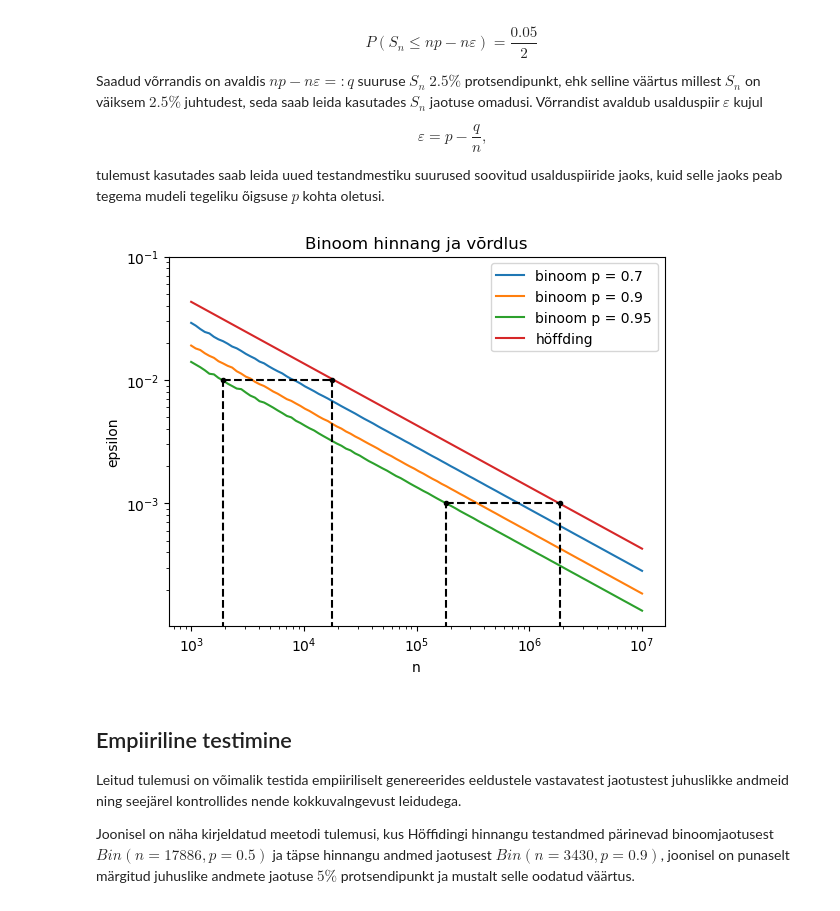
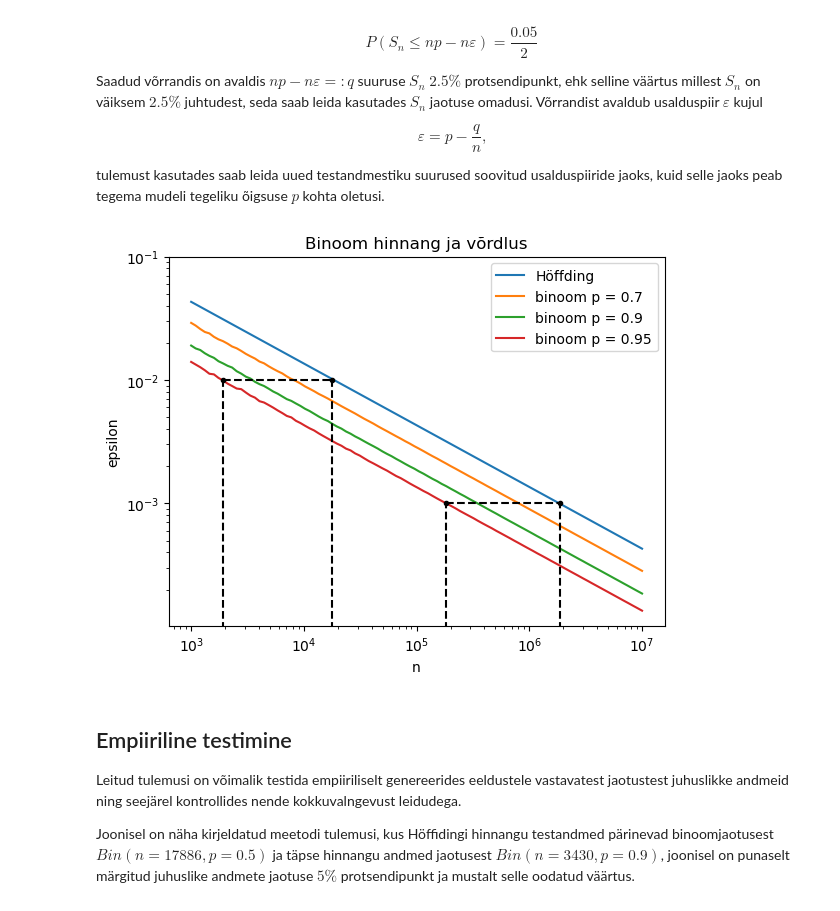
Before and after one commit to mart-mihkel/mudelite_hindamine, a Jupyter notebook: absoluutne.ipynb, the cells around one changed output. Drawn from its saved outputs; the diff is of its cells as text; code cells hidden in the pictures.

```diff
--- a/absoluutne.ipynb
+++ b/absoluutne.ipynb
@@ -33,15 +32,26 @@ kus $\varepsilon$ tähistab minimaalset viga valimi õigsuse ja tegeliku õigsus
 # %%
 n = np.logspace(4, 7, num=100)
 alpha = np.array([0.99, 0.95, 0.68])
-epsilon_höffding = np.array([np.sqrt(- np.log((1 - a) / 2) / (2 * n)) for a in alpha])
+
+epsilon_höffding = []
+for a in alpha:
+    ln = np.log((1 - a) / 2)
+    epsilon = np.sqrt(-ln / (2 * n))
+
+    epsilon_höffding.append(epsilon)
+
+epsilon_höffding = np.array(epsilon_höffding)
+
 
 for e in epsilon_höffding:
     plt.plot(n, e)
+
 
 for e in [0.01, 0.001]:
     i = np.argmin(np.abs(epsilon_höffding[1] - e))
     plt.plot([n[0], n[i]], [epsilon_höffding[1][i], epsilon_höffding[1][i]], '.k--')
     plt.plot([n[i], n[i]], [0, epsilon_höffding[1][i]], '.k--')
+
 
 plt.title('Höffding hinnang')
 plt.legend([f'α = {a} / {i + 1}σ' for i, a in enumerate(alpha)])
@@ -91,49 +101,49 @@ tulemust kasutades saab leida uued testandmestiku suurused soovitud usalduspiiri
 # %%
 n = np.logspace(3, 7, num=100)
 tõenäosused = np.array([0.7, 0.9, 0.95])
 
-epsilon_binoom = np.array([p - binom.ppf(q=0.025, p=p, n=n) / n for p in tõenäosused])
 epsilon_höffding = np.sqrt(- np.log(0.025) / (2 * n))
+epsilon_binoom = []
+for p in tõenäosused:
+    q = binom.ppf(q=0.025, p=p, n=n)
+    epsilon = p - q / n
 
+    epsilon_binoom.append(epsilon)
+
+epsilon_binoom = np.array(epsilon_binoom)
+
+
+plt.plot(n, epsilon_höffding)
 for e in epsilon_binoom:
     plt.plot(n, e)
 
-plt.plot(n, epsilon_höffding)
 
-# epsilon = 1%
-i_binoom = np.argmin(np.abs(epsilon_binoom[2] - 0.01))
-i_höffding = np.argmin(np.abs(epsilon_höffding - 0.01))
+for e in [0.01, 0.001]:
+    i_binoom = np.argmin(np.abs(epsilon_binoom[-1] - e))
+    i_höffding = np.argmin(np.abs(epsilon_höffding - e))
 
-plt.plot([n[i_binoom], n[i_höffding]], [epsilon_binoom[2][i_binoom], epsilon_binoom[2][i_binoom]], '.k--')
-plt.plot([n[i_binoom], n[i_binoom]], [0, epsilon_binoom[2][i_binoom]], 'k--')
-plt.plot([n[i_höffding], n[i_höffding]], [0, epsilon_binoom[2][i_binoom]], 'k--')
-
-# epsilon = 0.1%
-i_binoom = np.argmin(np.abs(epsilon_binoom[2] - 0.001))
-i_höffding = np.argmin(np.abs(epsilon_höffding - 0.001))
-
-plt.plot([n[i_binoom], n[i_höffding]], [epsilon_binoom[2][i_binoom], epsilon_binoom[2][i_binoom]], '.k--')
-plt.plot([n[i_binoom], n[i_binoom]], [0, epsilon_binoom[2][i_binoom]], 'k--')
-plt.plot([n[i_höffding], n[i_höffding]], [0, epsilon_binoom[2][i_binoom]], 'k--')
+    plt.plot([n[i_binoom], n[i_höffding]], [epsilon_binoom[-1][i_binoom], epsilon_binoom[-1][i_binoom]], '.k--')
+    plt.plot([n[i_binoom], n[i_binoom]], [0, epsilon_binoom[-1][i_binoom]], 'k--')
+    plt.plot([n[i_höffding], n[i_höffding]], [0, epsilon_binoom[-1][i_binoom]], 'k--')
 
 
 plt.title('Binoom hinnang ja võrdlus')
 
-plt.legend([f'binoom p = {p}' for p in tõenäosused] + ['höffding'])
+plt.legend(['Höffding'] + [f'binoom p = {p}' for p in tõenäosused] )
 
 plt.xlabel('n')
 plt.xscale('log')
 plt.xticks(np.logspace(3, 7, num=5))
 
 plt.ylabel('epsilon')
 plt.yscale('log')
 plt.yticks(np.logspace(-3, -1, num=3))
 
 plt.show()
 
 # TODO tabelid
 # %% [output]
-[figure, old version]
+[figure, new version]
 # %% [markdown]
 ## Empiiriline testimine
 
```
Also changed, not shown: parts of 2 cells of this notebook.
